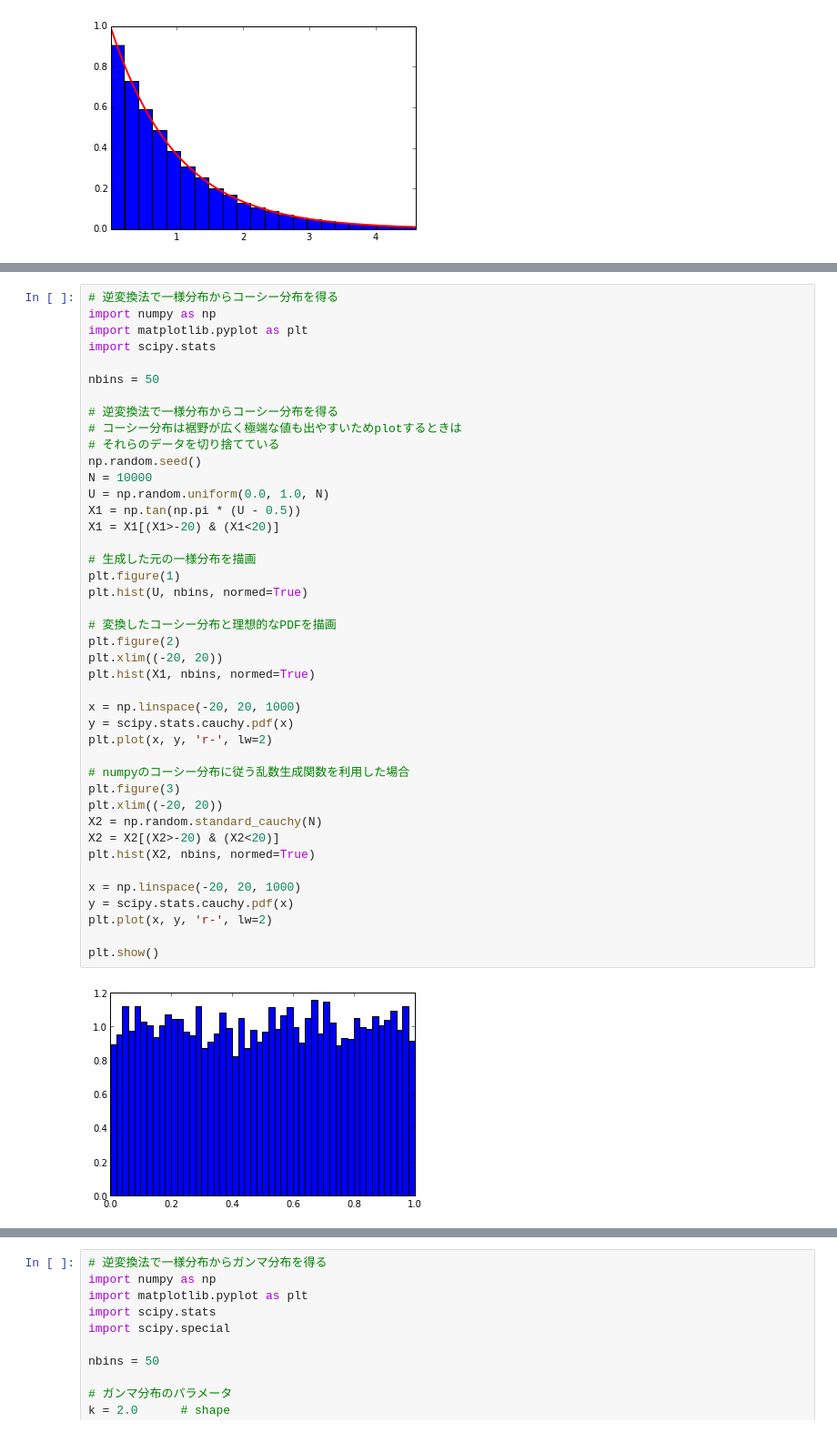
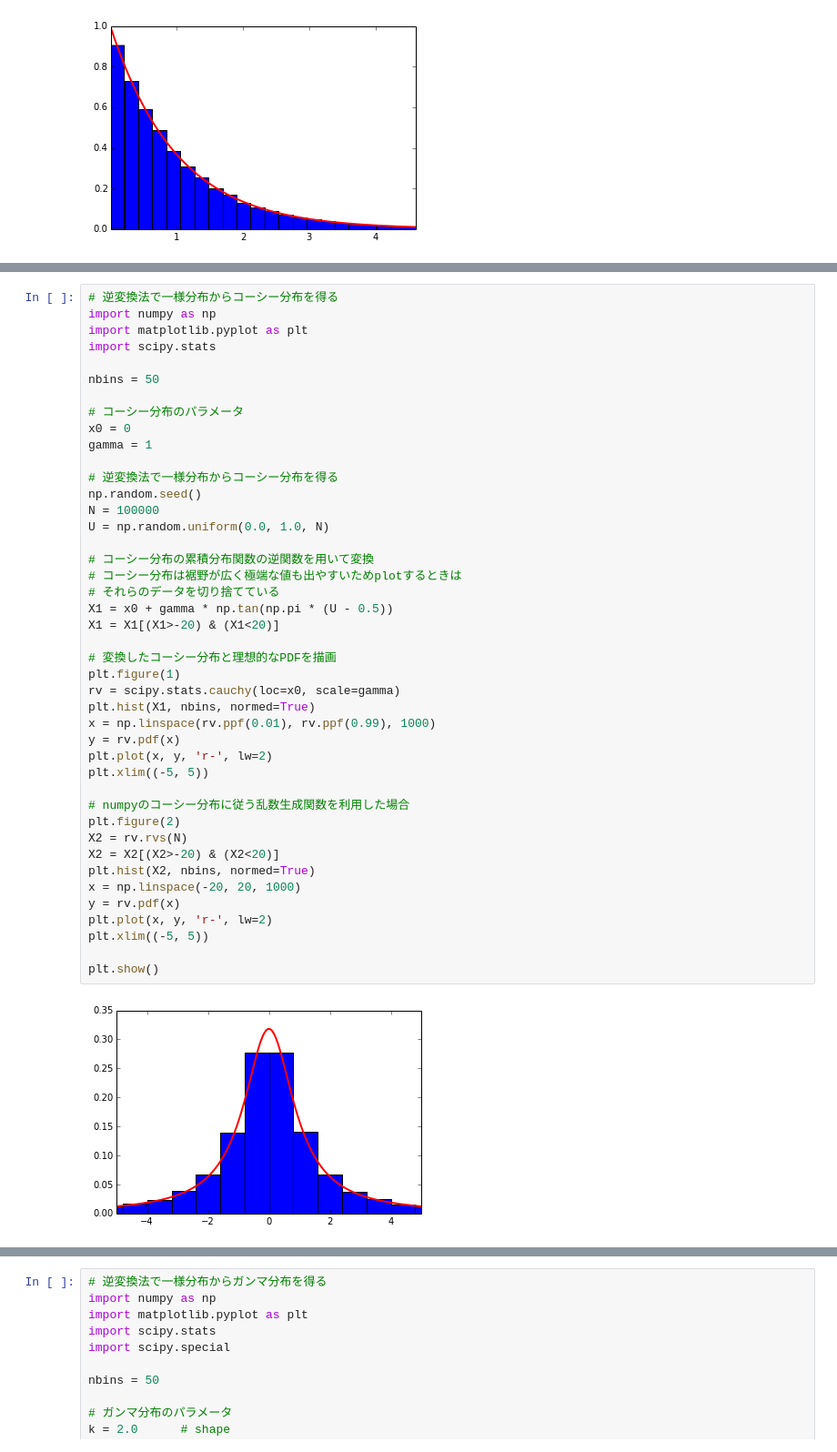
Before and after one commit to aidiary/PRML, a Jupyter notebook: ch11/monte_carlo.ipynb, the cells around one changed output, grey strips where cells are left out. Shown: that part at 91% size. Cells and saved outputs as stored; diff of their text form.

```diff
--- a/ch11/monte_carlo.ipynb
+++ b/ch11/monte_carlo.ipynb
@@ -175,44 +175,45 @@ plt.show()
 # %%
 # 逆変換法で一様分布からコーシー分布を得る
 import numpy as np
 import matplotlib.pyplot as plt
 import scipy.stats
 
 nbins = 50
 
+# コーシー分布のパラメータ
+x0 = 0
+gamma = 1
+
 # 逆変換法で一様分布からコーシー分布を得る
+np.random.seed()
+N = 100000
+U = np.random.uniform(0.0, 1.0, N)
+
+# コーシー分布の累積分布関数の逆関数を用いて変換
 # コーシー分布は裾野が広く極端な値も出やすいためplotするときは
 # それらのデータを切り捨てている
-np.random.seed()
-N = 10000
-U = np.random.uniform(0.0, 1.0, N)
-X1 = np.tan(np.pi * (U - 0.5))
+X1 = x0 + gamma * np.tan(np.pi * (U - 0.5))
 X1 = X1[(X1>-20) & (X1<20)]
 
-# 生成した元の一様分布を描画
+# 変換したコーシー分布と理想的なPDFを描画
 plt.figure(1)
-plt.hist(U, nbins, normed=True)
-
-# 変換したコーシー分布と理想的なPDFを描画
-plt.figure(2)
-plt.xlim((-20, 20))
+rv = scipy.stats.cauchy(loc=x0, scale=gamma)
 plt.hist(X1, nbins, normed=True)
-
-x = np.linspace(-20, 20, 1000)
-y = scipy.stats.cauchy.pdf(x)
+x = np.linspace(rv.ppf(0.01), rv.ppf(0.99), 1000)
+y = rv.pdf(x)
 plt.plot(x, y, 'r-', lw=2)
+plt.xlim((-5, 5))
 
 # numpyのコーシー分布に従う乱数生成関数を利用した場合
-plt.figure(3)
-plt.xlim((-20, 20))
-X2 = np.random.standard_cauchy(N)
+plt.figure(2)
+X2 = rv.rvs(N)
 X2 = X2[(X2>-20) & (X2<20)]
 plt.hist(X2, nbins, normed=True)
-
 x = np.linspace(-20, 20, 1000)
-y = scipy.stats.cauchy.pdf(x)
+y = rv.pdf(x)
 plt.plot(x, y, 'r-', lw=2)
+plt.xlim((-5, 5))
 
 plt.show()
 # %% [output]
-[figure, old version]
+[figure, new version]
```
Also changed, not shown: parts of 2 cells of this notebook.
